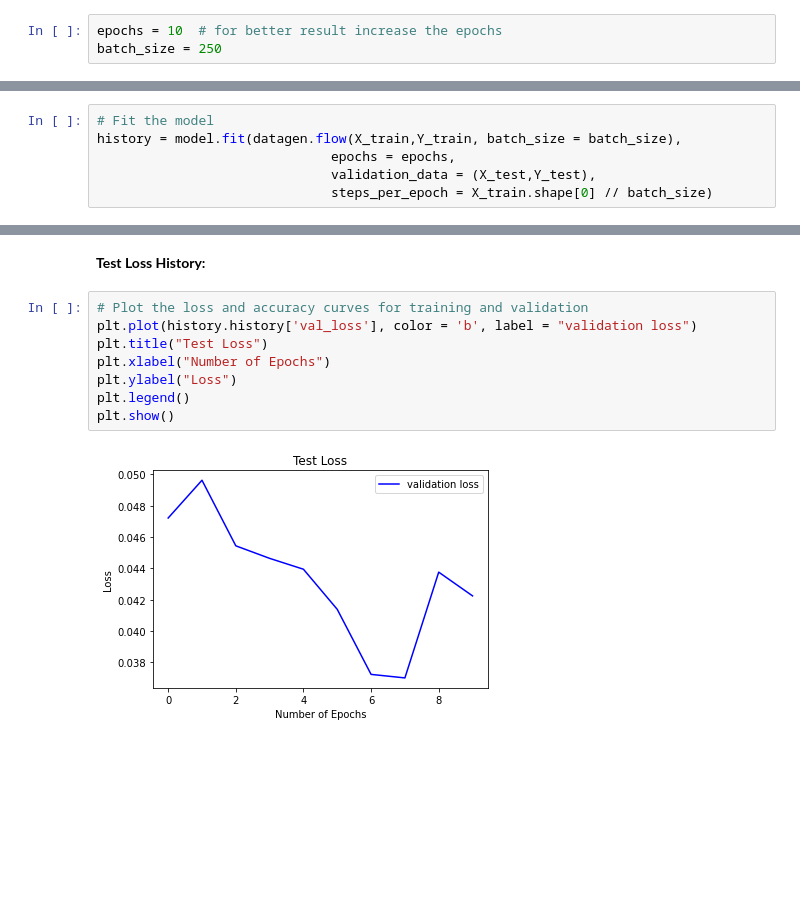
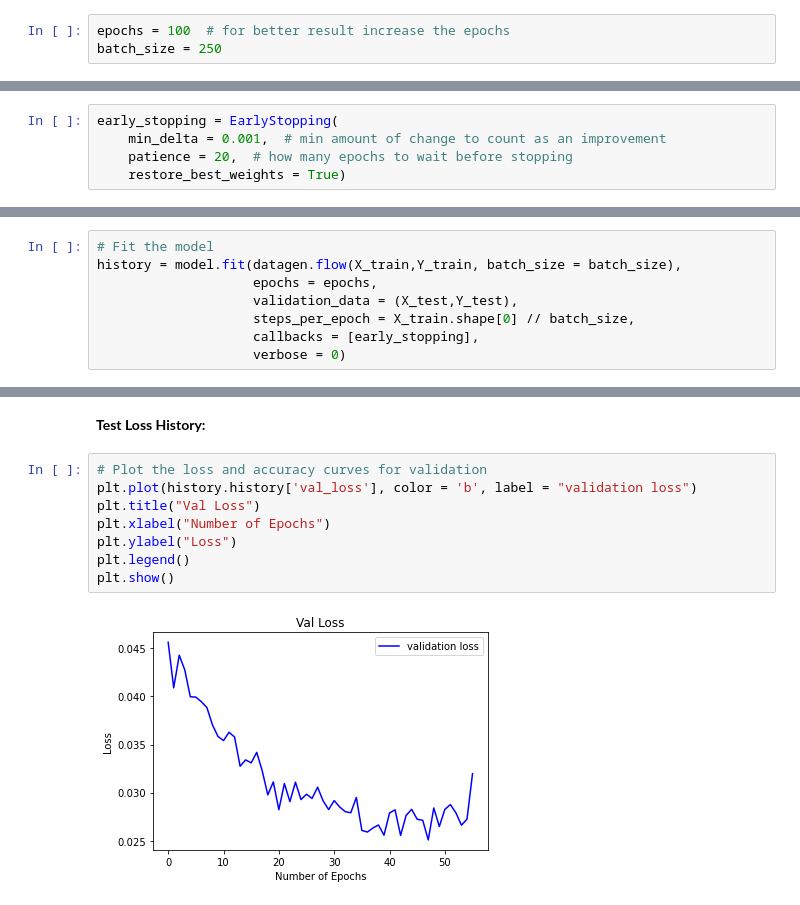
Before and after one commit to taigaschwarz/digit-recognizer, a Jupyter notebook: digit_recognizer.ipynb, the cells around one changed output, grey strips where cells are left out. Saved outputs shown, nothing was run; the diff lists cells and outputs as text; blank space fills up the shorter version.

Commit message:
Increase number of epochs and add early-stopping

```diff
--- a/digit_recognizer.ipynb
+++ b/digit_recognizer.ipynb
@@ -204,5 +204,5 @@ model.compile(
 # %% [markdown]
 **Set epoch and batch size:**
 # %%
-epochs = 10  # for better result increase the epochs
+epochs = 100  # for better result increase the epochs
 batch_size = 250
@@ -209,3 +211,8 @@ batch_size = 250
+# %%
+early_stopping = EarlyStopping(
+    min_delta = 0.001,  # min amount of change to count as an improvement
+    patience = 20,  # how many epochs to wait before stopping
+    restore_best_weights = True)
 # %% [markdown]
 **Data Augmentation:**
 - Make small changes to the orientation and/or scale of the training images to artifically expand the trainig data. This will help prevent overfitting.
@@ -231,6 +238,8 @@ datagen.fit(X_train)
 # %%
 # Fit the model
 history = model.fit(datagen.flow(X_train,Y_train, batch_size = batch_size),
-                              epochs = epochs,
-                              validation_data = (X_test,Y_test),
-                              steps_per_epoch = X_train.shape[0] // batch_size)
+                    epochs = epochs,
+                    validation_data = (X_test,Y_test),
+                    steps_per_epoch = X_train.shape[0] // batch_size,
+                    callbacks = [early_stopping],
+                    verbose = 0)
@@ -260,15 +256,15 @@ Epoch 10/10
 # %% [markdown]
 **Test Loss History:**
 # %%
-# Plot the loss and accuracy curves for training and validation
+# Plot the loss and accuracy curves for validation
 plt.plot(history.history['val_loss'], color = 'b', label = "validation loss")
-plt.title("Test Loss")
+plt.title("Val Loss")
 plt.xlabel("Number of Epochs")
 plt.ylabel("Loss")
 plt.legend()
 plt.show()
 # %% [output]
-[figure, old version]
+[figure, new version]
 # %%
 # confusion matrix
 
```
Also changed, not shown: parts of 5 cells of this notebook.
